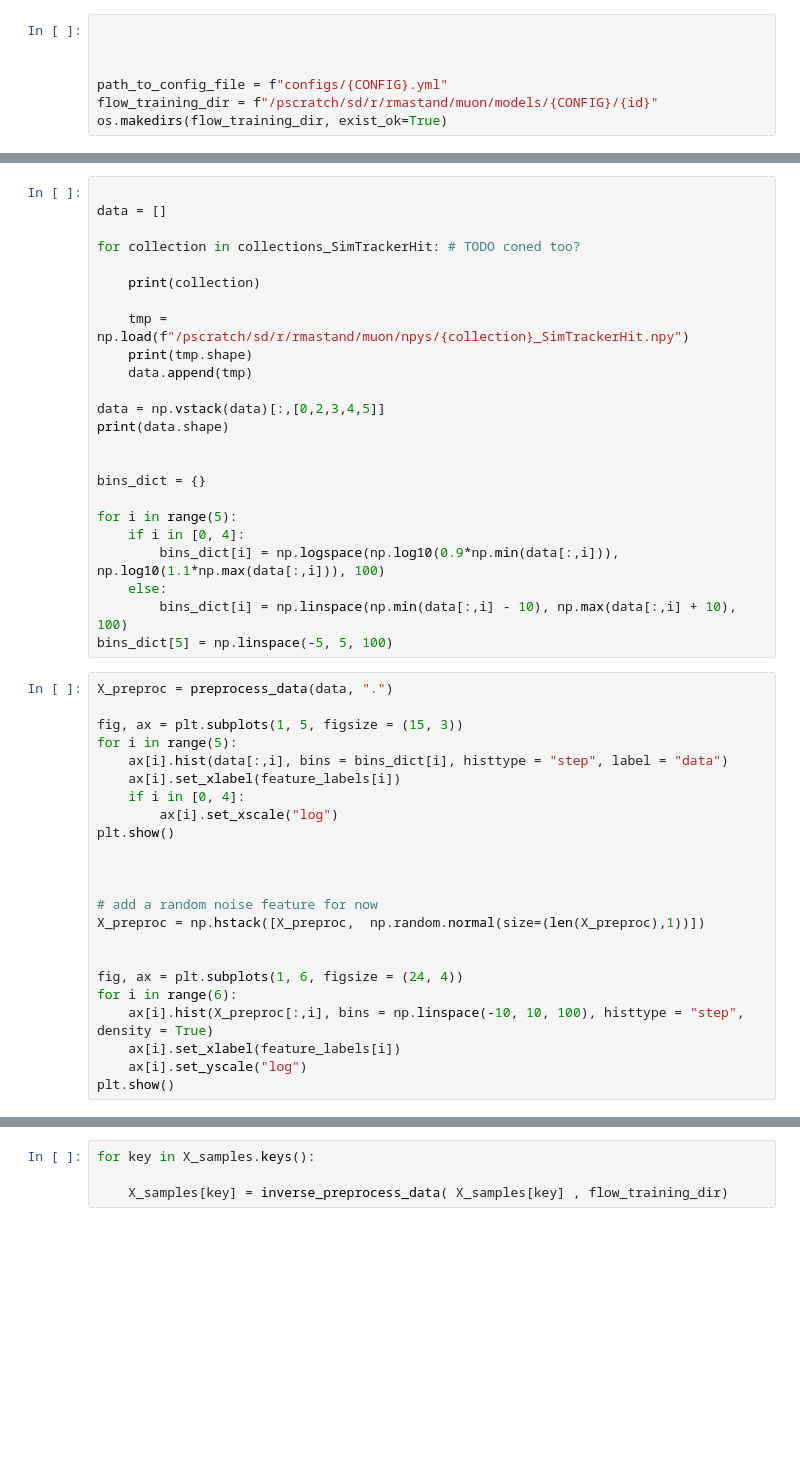
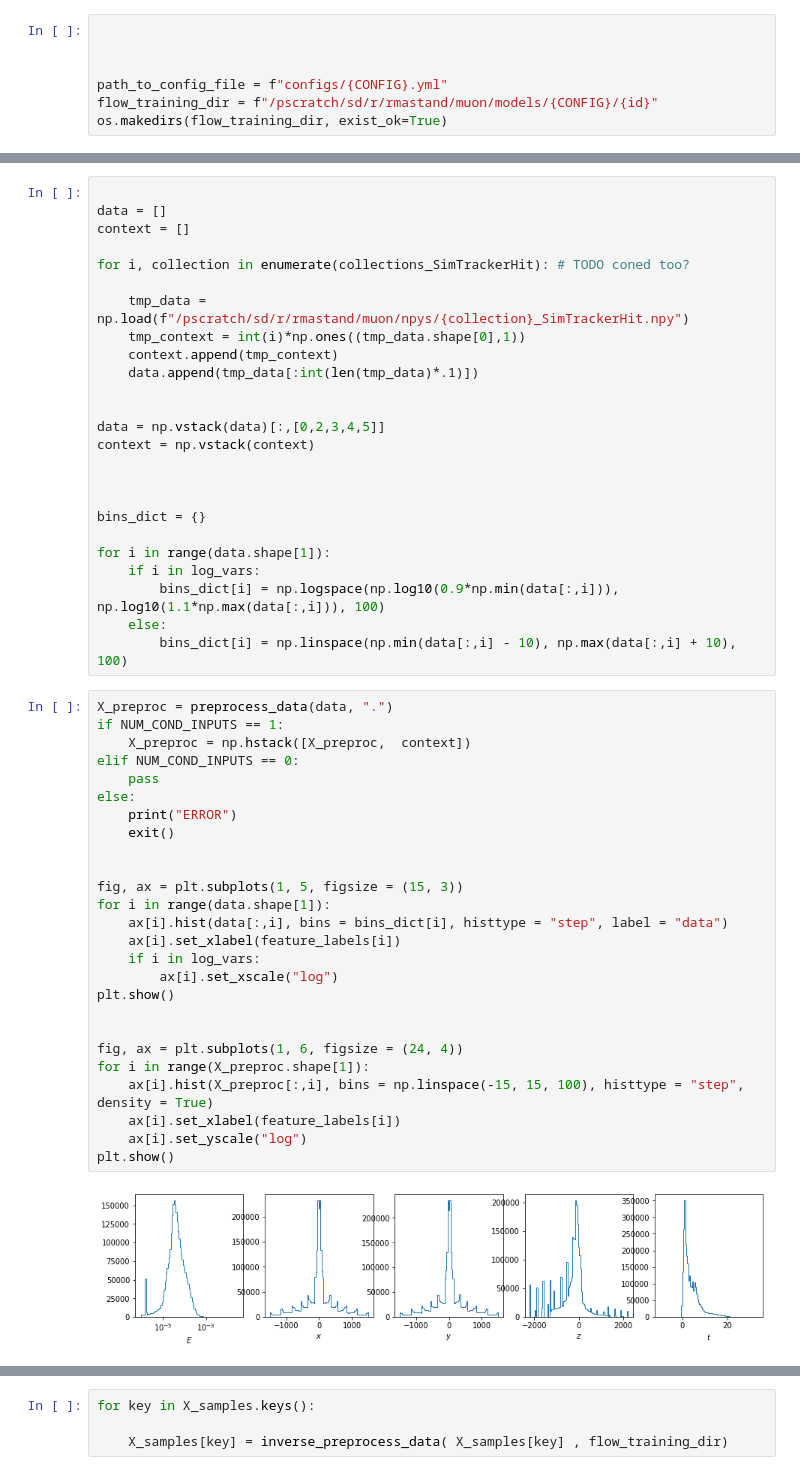
Before and after one commit to rmastand/fast_tracker_BIBgen_mucoll, a Jupyter notebook: plots.ipynb, the cells around one changed output, grey strips where cells are left out. Drawn from its saved outputs; the diff is of its cells as text; blank space fills up the shorter version.

```diff
--- a/plots.ipynb
+++ b/plots.ipynb
@@ -78,47 +83,53 @@ feature_labels = ["$E$", "$x$", "$y$", "$z$", "$t$", "noise"]
 # %%
 
 data = []
+context = []
 
-for collection in collections_SimTrackerHit: # TODO coned too?
+for i, collection in enumerate(collections_SimTrackerHit): # TODO coned too?
 
-    print(collection)
+    tmp_data = np.load(f"/pscratch/sd/r/rmastand/muon/npys/{collection}_SimTrackerHit.npy")
+    tmp_context = int(i)*np.ones((tmp_data.shape[0],1))
+    context.append(tmp_context)
+    data.append(tmp_data[:int(len(tmp_data)*.1)])
 
-    tmp = np.load(f"/pscratch/sd/r/rmastand/muon/npys/{collection}_SimTrackerHit.npy")
-    print(tmp.shape)
-    data.append(tmp)
 
 data = np.vstack(data)[:,[0,2,3,4,5]]
-print(data.shape)
+context = np.vstack(context)
+
 
 
 bins_dict = {}
 
-for i in range(5):
-    if i in [0, 4]:
+for i in range(data.shape[1]):
+    if i in log_vars:
         bins_dict[i] = np.logspace(np.log10(0.9*np.min(data[:,i])), np.log10(1.1*np.max(data[:,i])), 100)
     else:
         bins_dict[i] = np.linspace(np.min(data[:,i] - 10), np.max(data[:,i] + 10), 100)
-bins_dict[5] = np.linspace(-5, 5, 100)
 # %%
 X_preproc = preprocess_data(data, ".")
+if NUM_COND_INPUTS == 1:
+    X_preproc = np.hstack([X_preproc,  context])
+elif NUM_COND_INPUTS == 0:
+    pass
+else:
+    print("ERROR")
+    exit()
+
 
 fig, ax = plt.subplots(1, 5, figsize = (15, 3))
-for i in range(5):
+for i in range(data.shape[1]):
     ax[i].hist(data[:,i], bins = bins_dict[i], histtype = "step", label = "data")
     ax[i].set_xlabel(feature_labels[i])
-    if i in [0, 4]:
+    if i in log_vars:
         ax[i].set_xscale("log")
 plt.show()
 
 
-
-# add a random noise feature for now
-X_preproc = np.hstack([X_preproc,  np.random.normal(size=(len(X_preproc),1))])
-
-
 fig, ax = plt.subplots(1, 6, figsize = (24, 4))
-for i in range(6):
-    ax[i].hist(X_preproc[:,i], bins = np.linspace(-10, 10, 100), histtype = "step", density = True)
+for i in range(X_preproc.shape[1]):
+    ax[i].hist(X_preproc[:,i], bins = np.linspace(-15, 15, 100), histtype = "step", density = True)
     ax[i].set_xlabel(feature_labels[i])
     ax[i].set_yscale("log")
 plt.show()
+# %% [output]
+[figure, added]
```
Also changed, not shown: parts of 9 cells of this notebook, 15 other files.
